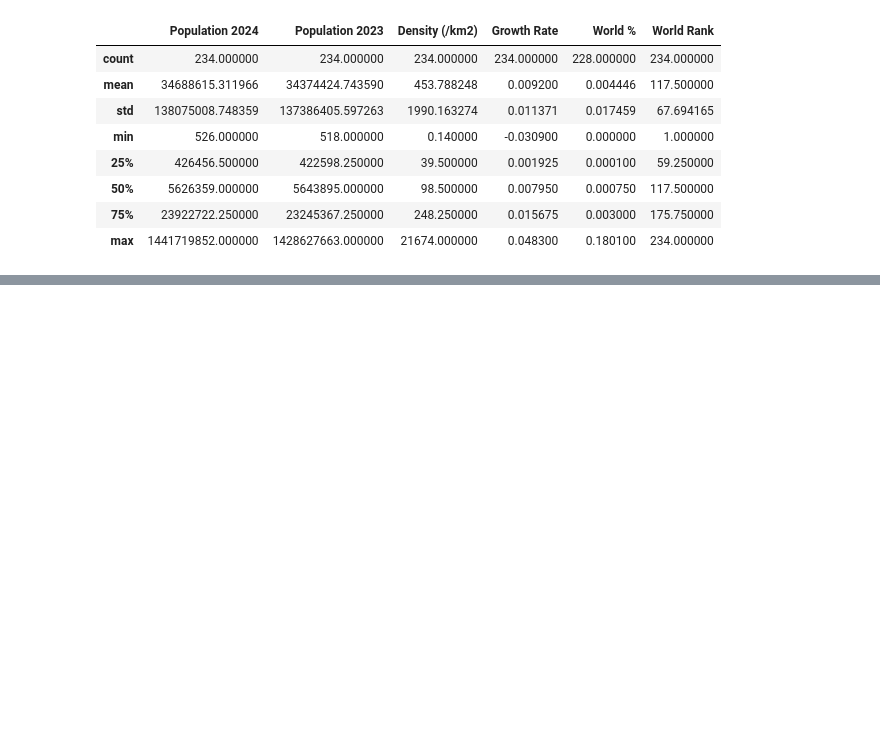
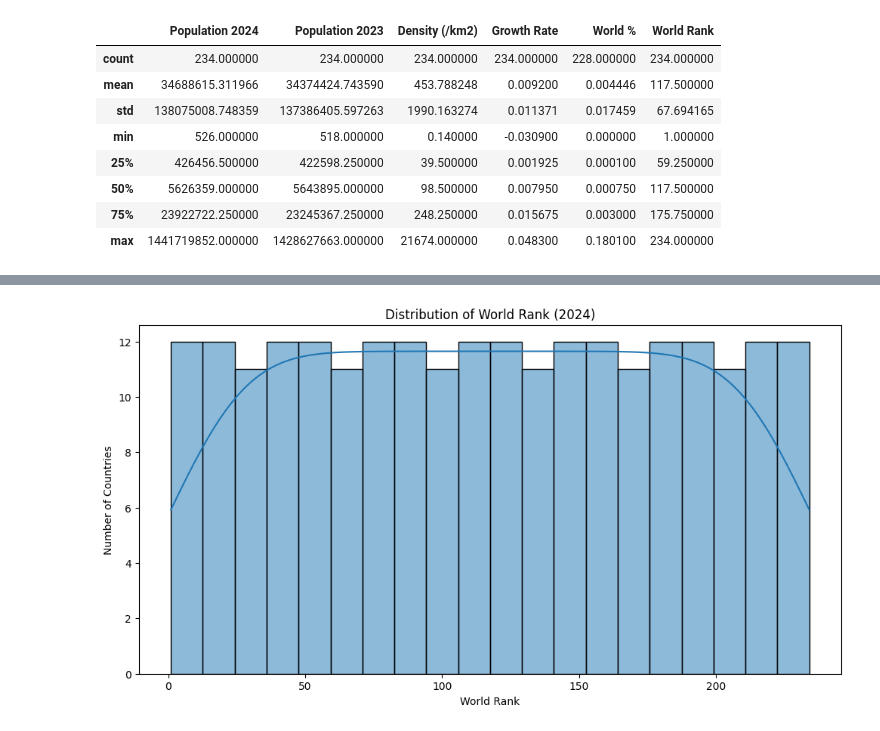
Before and after one commit to glimmer-jm/Projects, a Jupyter notebook: World_Population_analysis_2024.ipynb, the cells around one changed output, grey strips where cells are left out. Saved outputs shown, nothing was run; the diff lists cells and outputs as text; code cells hidden in the pictures; blank space fills up the shorter version.

```diff
--- a/World_Population_analysis_2024.ipynb
+++ b/World_Population_analysis_2024.ipynb
@@ -212,0 +176,10 @@ df_pop.head()
+# %%
+#Rank
+plt.figure(figsize=(12, 6))
+sns.histplot(df['World Rank'], bins=20, kde=True)
+plt.title('Distribution of World Rank (2024)')
+plt.xlabel('World Rank')
+plt.ylabel('Number of Countries')
+plt.show()
+# %% [output]
+[figure, added]
```
Also changed, not shown: parts of 14 cells of this notebook.
